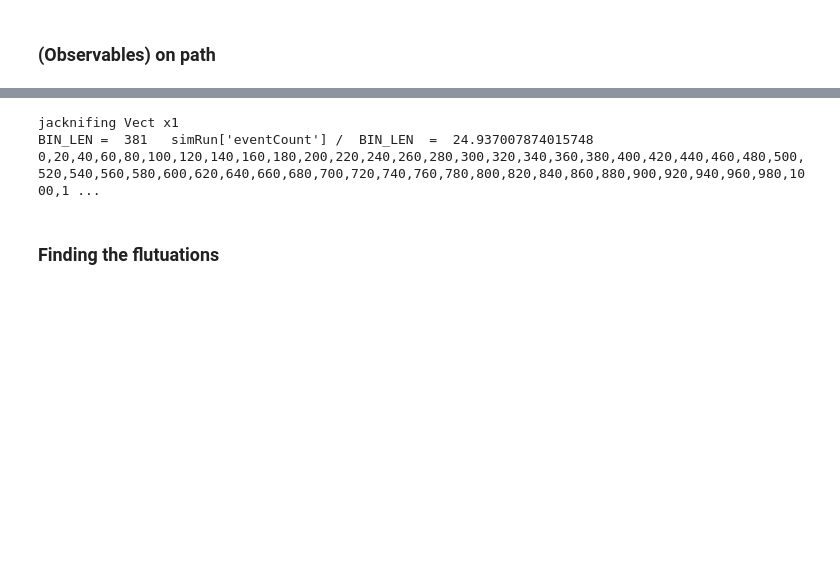
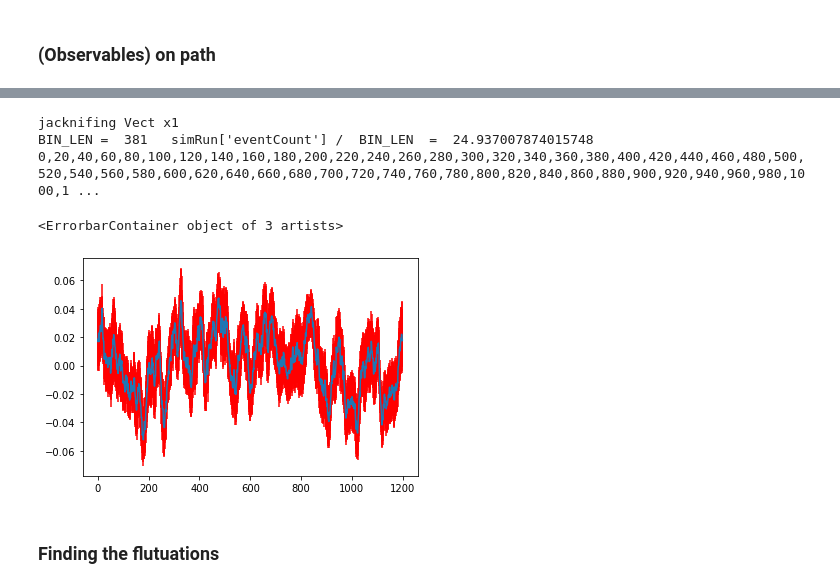
Before and after one commit to ats2008/bs_final_project_2019, a Jupyter notebook: hoMCAnalysis/Data Analysis - Analysis temp.ipynb, the cells around one changed output, grey strips where cells are left out. Saved outputs shown, nothing was run; the diff lists cells and outputs as text; code cells hidden in the pictures; blank space fills up the shorter version.

```diff
--- a/hoMCAnalysis/Data Analysis - Analysis temp.ipynb
+++ b/hoMCAnalysis/Data Analysis - Analysis temp.ipynb
@@ -115,6 +85,7 @@ l=f.readline()
 data={'idx':[],'s':[]}
 obsVervables={'xvec':[],'x1':[],'x2':[],'x3':[],'x4':[],'twoPointCorrs':[]}
 
+scale=0.1
 
 counter=0
 count=0
@@ -286,22 +266,24 @@ jacknifing x1
 # %%
 print()
 print("jacknifing Vect x1")
 
 BIN_LEN=int(simRun['eventCount']/25 +1)
 print("BIN_LEN = ",BIN_LEN,"  simRun['eventCount'] /  BIN_LEN  = ",simRun['eventCount'] /  BIN_LEN)
 x1_vec=[]
 x1_vec_err=[]
 for m in range(int(simRun['N'])):
     if(m%20==0):
         print(m,end=",")
     d=jacknife2([i for i in simRun['obs']['xvec'][:,m]],Average,BIN_LEN)
-    x1_vec.append(d[0])
-    x1_vec_err.append(d[1])
+    x1_vec.append(d[0]*scale)
+    x1_vec_err.append(d[1]*scale)
 plt.errorbar([i for i in range(simRun['N'])],x1_vec,x1_vec_err,ecolor='r')
 # %% [output]
 jacknifing Vect x1
 BIN_LEN =  381   simRun['eventCount'] /  BIN_LEN  =  24.937007874015748
 0,20,40,60,80,100,120,140,160,180,200,220,240,260,280,300,320,340,360,380,400,420,440,460,480,500,520,540,560,580,600,620,640,660,680,700,720,740,760,780,800,820,840,860,880,900,920,940,960,980,1000,1 ...
+<ErrorbarContainer object of 3 artists>
+[figure, added]
 # %% [markdown]
 ### Finding the flutuations
 # %%
```
Also changed, not shown: parts of 28 cells of this notebook.
